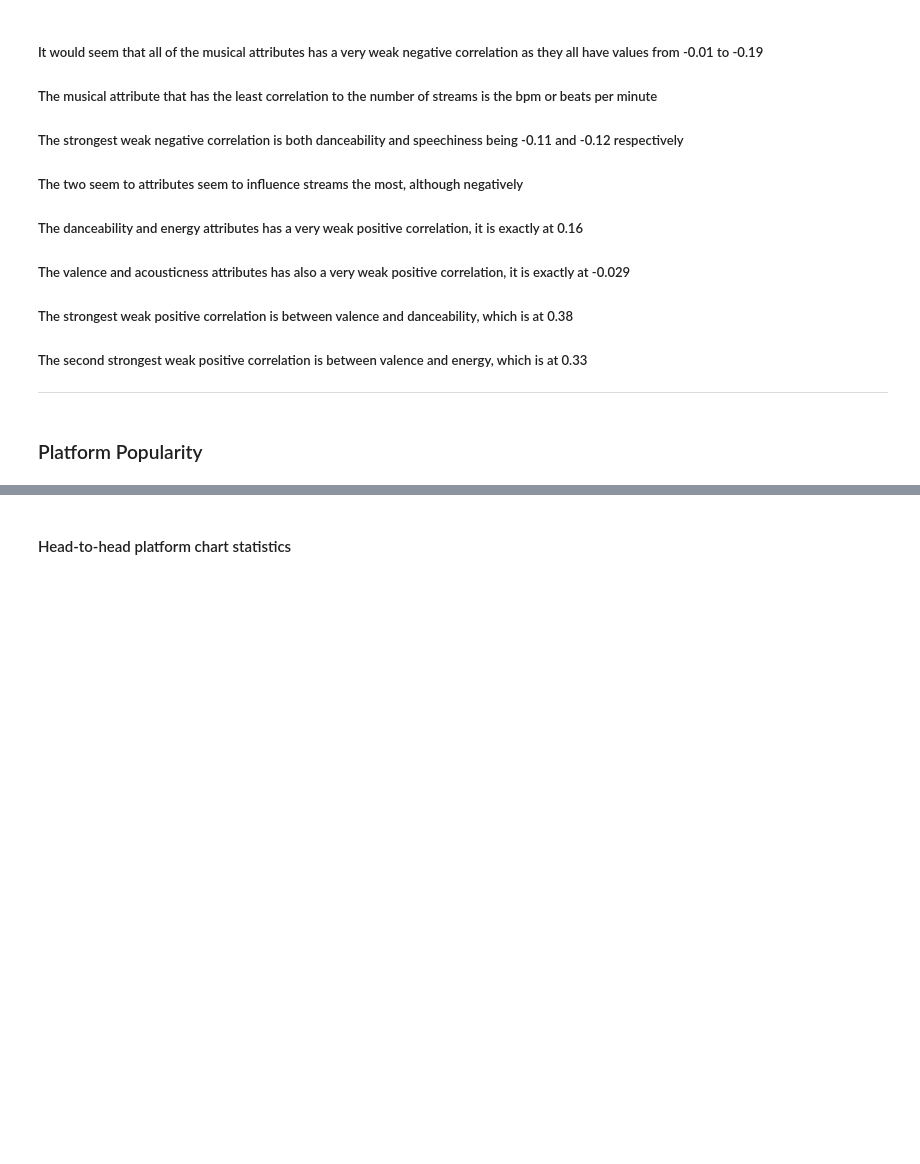
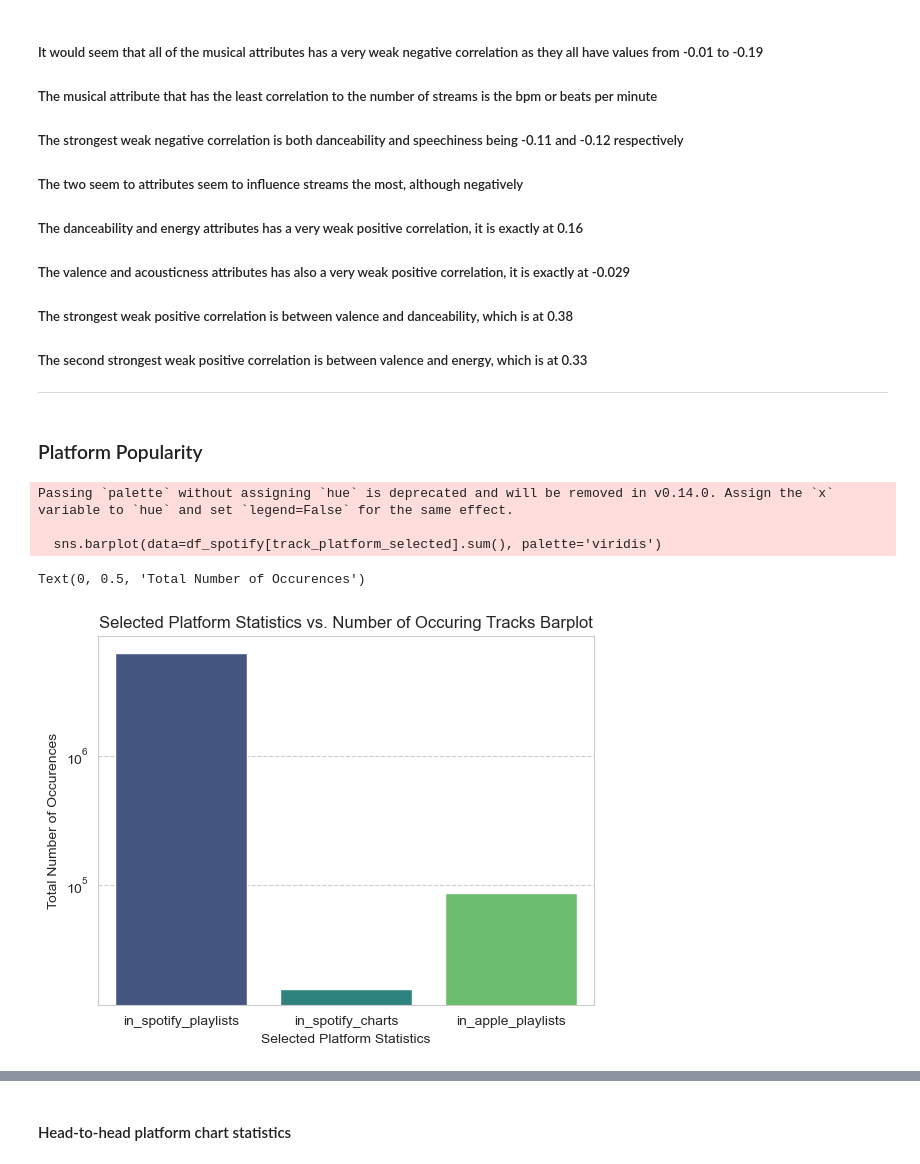
Before and after one commit to Angel0po/EDA_BON-AO, a Jupyter notebook: EDA_BON-AO.ipynb, the cells around one changed output, grey strips where cells are left out. Cells and saved outputs as stored; diff of their text form; code cells hidden in the pictures; blank space fills up the shorter version.

```diff
--- a/EDA_BON-AO.ipynb
+++ b/EDA_BON-AO.ipynb
@@ -689,6 +695,26 @@ plt.title("Heatmap of Streams & Different Music Attributes")
 ---
 # %% [markdown]
 ### Platform Popularity
+# %%
+track_platform_selected = ['in_spotify_playlists','in_spotify_charts','in_apple_playlists']
+# Select the specified platform statistics
+
+sns.barplot(data=df_spotify[track_platform_selected].sum(), palette='viridis')
+# Creates barplot with their respecive means and also colors it
+
+plt.yscale('log')
+# Scales the bar sizes
+
+plt.title("Selected Platform Statistics vs. Number of Occuring Tracks Barplot")
+plt.xlabel("Selected Platform Statistics")
+plt.ylabel("Total Number of Occurences")
+# Labels the plot's title, x-axis, and y-axis
+# %% [output]
+Passing `palette` without assigning `hue` is deprecated and will be removed in v0.14.0. Assign the `x` variable to `hue` and set `legend=False` for the same effect.
+
+  sns.barplot(data=df_spotify[track_platform_selected].sum(), palette='viridis')
+Text(0, 0.5, 'Total Number of Occurences')
+[figure, added]
 # %%
 track_platform_selected = ['in_spotify_playlists','in_spotify_charts','in_apple_playlists']
 # Select the specified platform statistics
```
Also changed, not shown: parts of 53 cells of this notebook.
